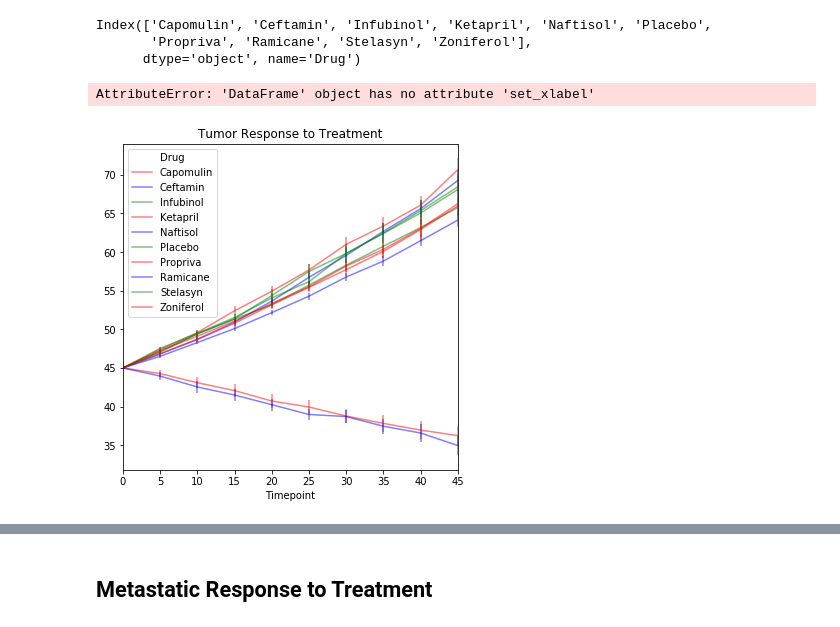
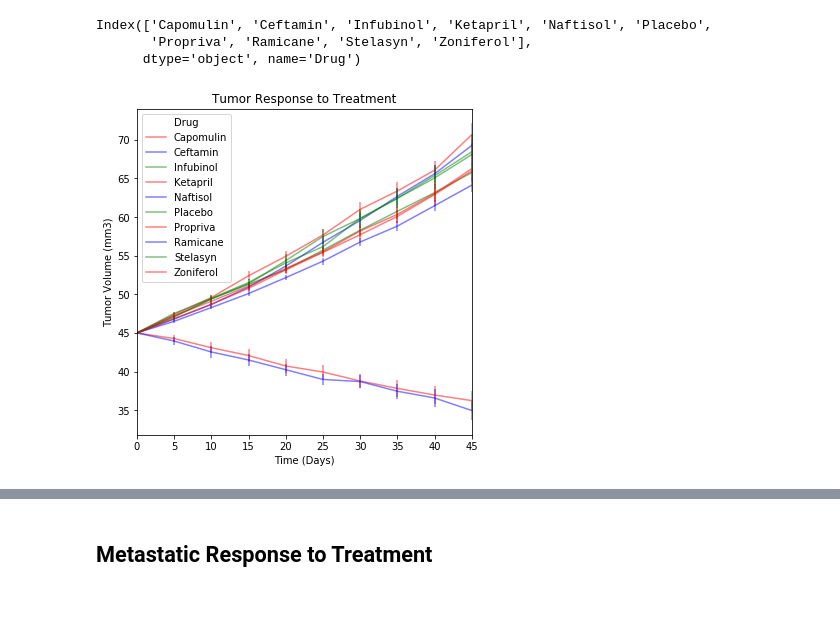
Before and after one commit to brenthl88/Matplotlib-Challenge, a Jupyter notebook: pymaceuticals_starter.ipynb, the cells around one changed output, grey strips where cells are left out. Saved outputs shown, nothing was run; the diff lists cells and outputs as text; code cells hidden in the pictures.

```diff
--- a/pymaceuticals_starter.ipynb
+++ b/pymaceuticals_starter.ipynb
@@ -184,17 +184,16 @@ Index(['Capomulin', 'Ceftamin', 'Infubinol', 'Ketapril', 'Naftisol', 'Placebo',
 # %%
 from matplotlib import pyplot as plt
 # Generate the Plot (with Error Bars) # Capomulin Ramicane Zoniferol
 mean_tumor_vol.plot(kind='line', yerr = se_tumor_vol , subplots=False, figsize=(6,6), color=['r','b','g'], alpha=0.5)
 plt.title("Tumor Response to Treatment")
 # Set the x-axis label
-mean_tumor_vol.set_xlabel("Tumor Volume (mm3)")
+plt.xlabel("Time (Days)")
 # Set the y-axis label
-mean_tumor_vol.set_ylabel("Time (Days)")
+plt.ylabel("Tumor Volume (mm3)")
 # Save the Figure
 plt.savefig('figure.pdf')
 # %% [output]
-AttributeError: 'DataFrame' object has no attribute 'set_xlabel'
-[figure, old version]
+[figure, new version]
 # %%
 # Show the Figure
 plt.show()
```
Also changed, not shown: parts of 3 cells of this notebook.
